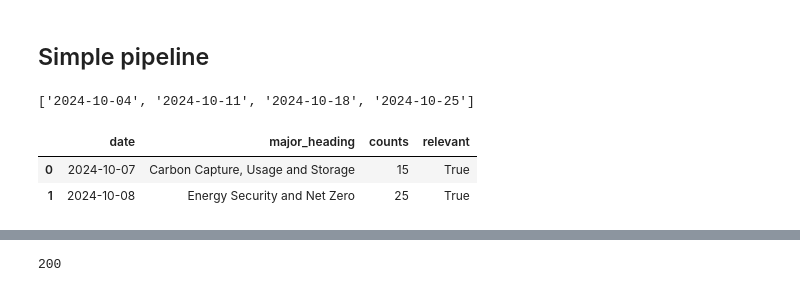
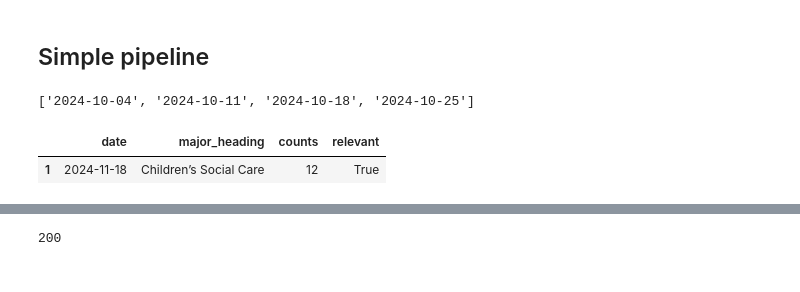
Before and after one commit to nestauk/discovery_mission_radar_prototyping, a Jupyter notebook: notebooks/policy_scanning/00_checking_Hansard.ipynb, the cells around one changed output, grey strips where cells are left out. Drawn from its saved outputs; the diff is of its cells as text; code cells hidden in the pictures.

```diff
--- a/notebooks/policy_scanning/00_checking_Hansard.ipynb
+++ b/notebooks/policy_scanning/00_checking_Hansard.ipynb
@@ -556,34 +556,34 @@ for mission in ['ASF', 'AFS', 'AHL']:
 #     print(message_date)
 #     print(debate_titles)
 # %%
-mission = 'ASF'
+# mission = 'ASF'
+mission = 'AFS'
 # message_date = datetime.now().strftime("%Y-%m-%d")
-message_date = "2024-11-08"
+# message_date = "2024-11-08"
 message_date = "2024-11-22"
-message_date = "2024-10-10"
+# message_date = "2024-10-10"
 data_end_date = message_date
 data_start_date = get_weekly_start_date(data_end_date, weeks=1)
 
 # Get the speeches of the preceding week
 weekly_speeches_df = get_speeches_for_period(
     debates_df=debates_df,
     labelstore_df=labelstore_df,
     start_date=data_start_date,
     end_date=data_end_date
 )
 # Select only debates related to one of the missions
 mission_debates_df = weekly_speeches_df.query("mission_labels == @mission")
 # Get the major headings
 mission_debates_major_headings_df = get_debates_major_headings(mission_debates_df)
 # Filter the debates by relevance (simple threshold)
 debates_to_summarise_df = relevance_check(mission_debates_major_headings_df, filter='relevant')
 # Get unique debate titles
 debate_titles = debates_to_summarise_df.major_heading.unique()
 debates_to_summarise_df
 # %% [output]
 |  | date | major_heading | counts | relevant |
-| 0 | 2024-10-07 | Carbon Capture, Usage and Storage | 15 | True |
-| 1 | 2024-10-08 | Energy Security and Net Zero | 25 | True |
+| 1 | 2024-11-18 | Children’s Social Care | 12 | True |
 # %%
 importlib.reload(synthesis_utils);
 # %%
```
Also changed, not shown: parts of 4 cells of this notebook.
